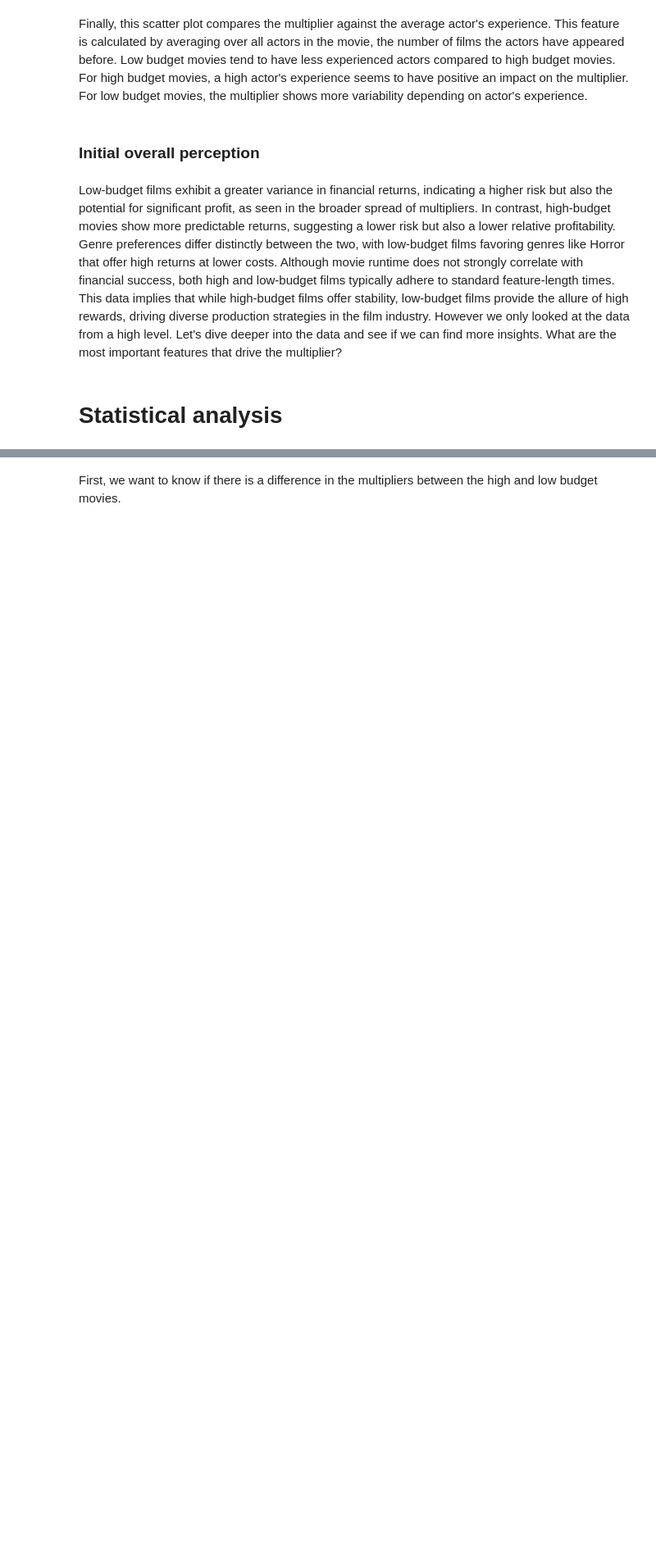
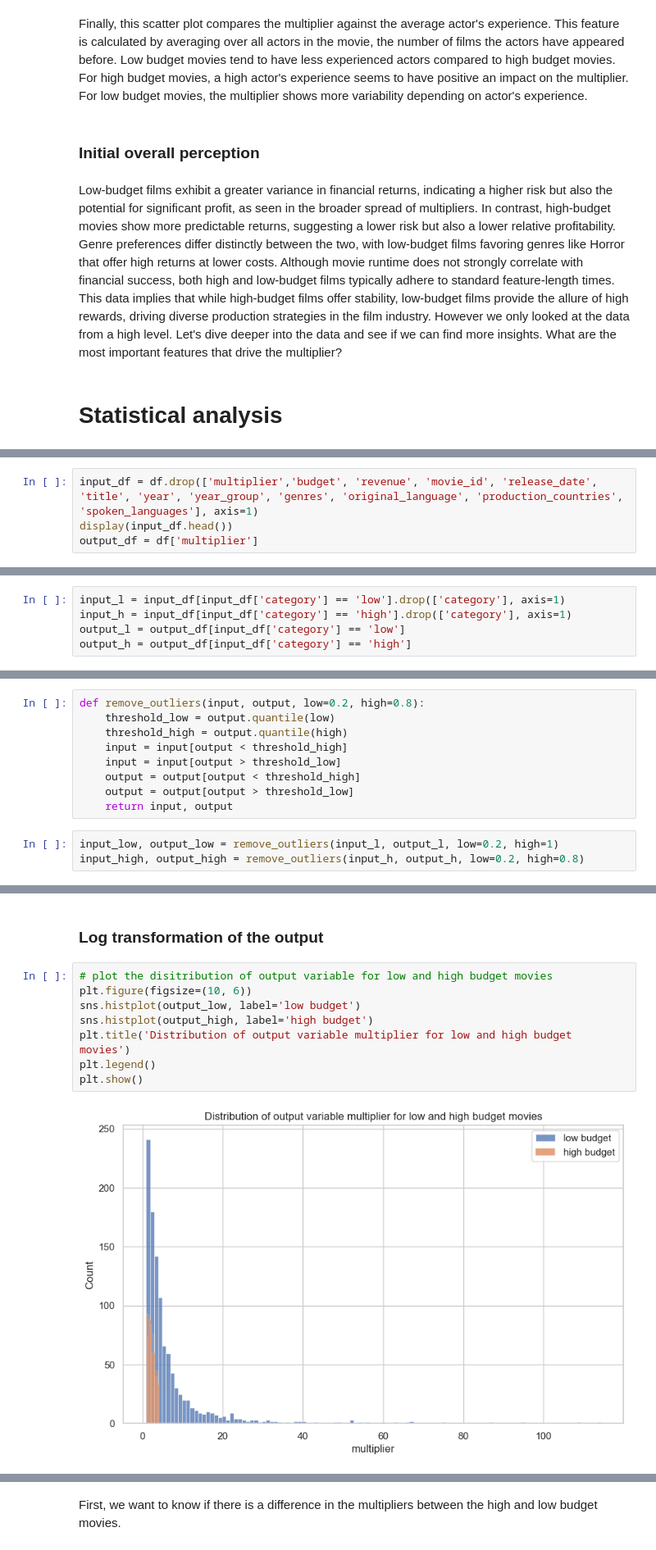
Before and after one commit to epfl-ada/ada-2023-project-thesuricates, a Jupyter notebook: milestone3.ipynb, the cells around one changed output, grey strips where cells are left out. Shown at 82% size. Cells and saved outputs as stored; diff of their text form; blank space fills up the shorter version.

```diff
--- a/milestone3.ipynb
+++ b/milestone3.ipynb
@@ -466,0 +493,4 @@ Low-budget films exhibit a greater variance in financial returns, indicating a h
+# %%
+input_df = df.drop(['multiplier','budget', 'revenue', 'movie_id', 'release_date', 'title', 'year', 'year_group', 'genres', 'original_language', 'production_countries', 'spoken_languages'], axis=1)
+display(input_df.head())
+output_df = df['multiplier']
@@ -466,0 +507,5 @@ Low-budget films exhibit a greater variance in financial returns, indicating a h
+# %%
+input_l = input_df[input_df['category'] == 'low'].drop(['category'], axis=1)
+input_h = input_df[input_df['category'] == 'high'].drop(['category'], axis=1)
+output_l = output_df[input_df['category'] == 'low']
+output_h = output_df[input_df['category'] == 'high']
@@ -466,0 +514,12 @@ Low-budget films exhibit a greater variance in financial returns, indicating a h
+# %%
+def remove_outliers(input, output, low=0.2, high=0.8):
+    threshold_low = output.quantile(low)
+    threshold_high = output.quantile(high)
+    input = input[output < threshold_high]
+    input = input[output > threshold_low]
+    output = output[output < threshold_high]
+    output = output[output > threshold_low]
+    return input, output
+# %%
+input_low, output_low = remove_outliers(input_l, output_l, low=0.2, high=1)
+input_high, output_high = remove_outliers(input_h, output_h, low=0.2, high=0.8)
@@ -466,0 +583,12 @@ Low-budget films exhibit a greater variance in financial returns, indicating a h
+# %% [markdown]
+### Log transformation of the output
+# %%
+# plot the disitribution of output variable for low and high budget movies
+plt.figure(figsize=(10, 6))
+sns.histplot(output_low, label='low budget')
+sns.histplot(output_high, label='high budget')
+plt.title('Distribution of output variable multiplier for low and high budget movies')
+plt.legend()
+plt.show()
+# %% [output]
+[figure, added]
```
Also changed, not shown: parts of 116 cells of this notebook.
